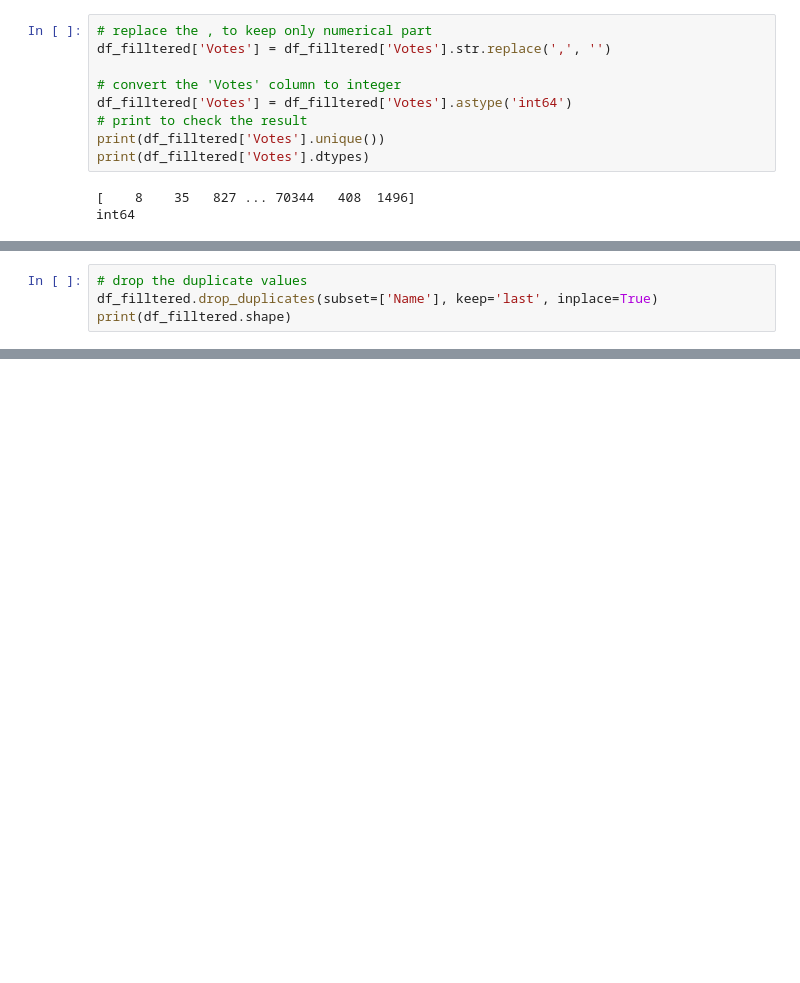
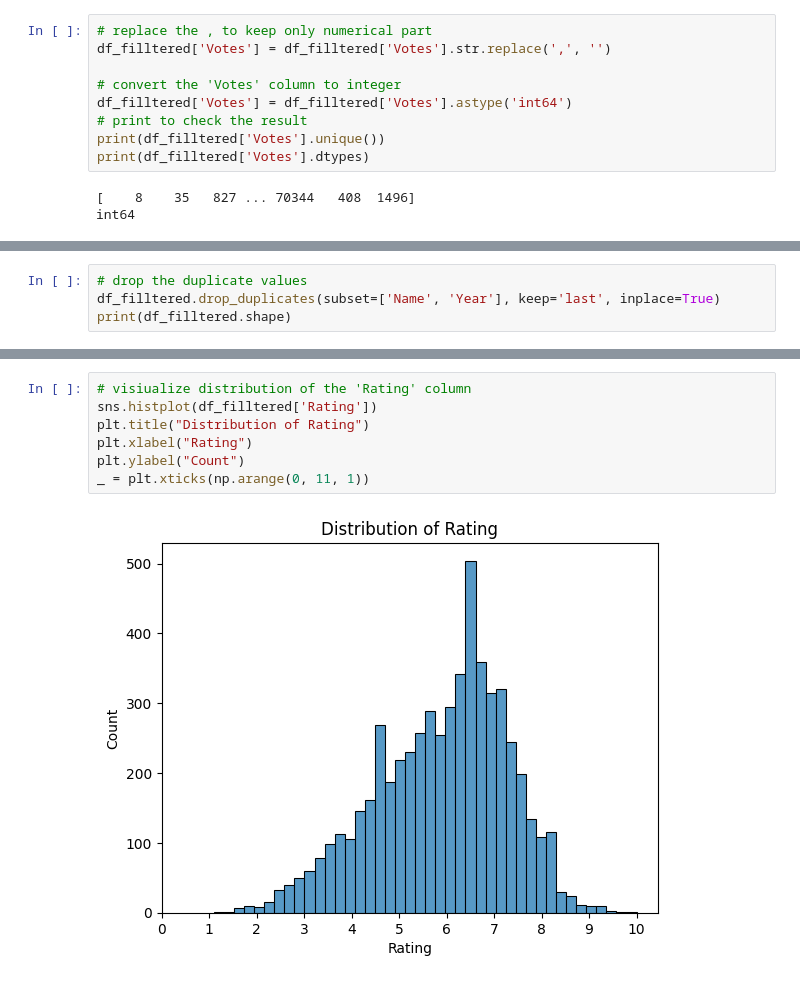
Before and after one commit to Farah-Tarek-Mahmoud/IMDB_Movie_Rating_Prediction, a Jupyter notebook: Movie_Rating_Prediction.ipynb, the cells around one changed output, grey strips where cells are left out. Saved outputs shown, nothing was run; the diff lists cells and outputs as text; blank space fills up the shorter version.

Commit message:
"Fruther analysis for the data & data visualization"

```diff
--- a/Movie_Rating_Prediction.ipynb
+++ b/Movie_Rating_Prediction.ipynb
@@ -232,6 +232,6 @@ duplicated_vals.head()
 | 8401 | M | 2014 | 118 | Drama, Romance | 3.9 | 14 | Suresh Jain | Seema Dogra | Paras Sharma | Sushma Sharma |
 # %%
 # drop the duplicate values
-df_filltered.drop_duplicates(subset=['Name'], keep='last', inplace=True)
+df_filltered.drop_duplicates(subset=['Name', 'Year'], keep='last', inplace=True)
 print(df_filltered.shape)
 # %% [output]
@@ -238,0 +261,9 @@ print(df_filltered.shape)
+# %%
+# visiualize distribution of the 'Rating' column
+sns.histplot(df_filltered['Rating'])
+plt.title("Distribution of Rating")
+plt.xlabel("Rating")
+plt.ylabel("Count")
+_ = plt.xticks(np.arange(0, 11, 1))
+# %% [output]
+[figure, added]
```
Also changed, not shown: parts of 6 cells of this notebook.
